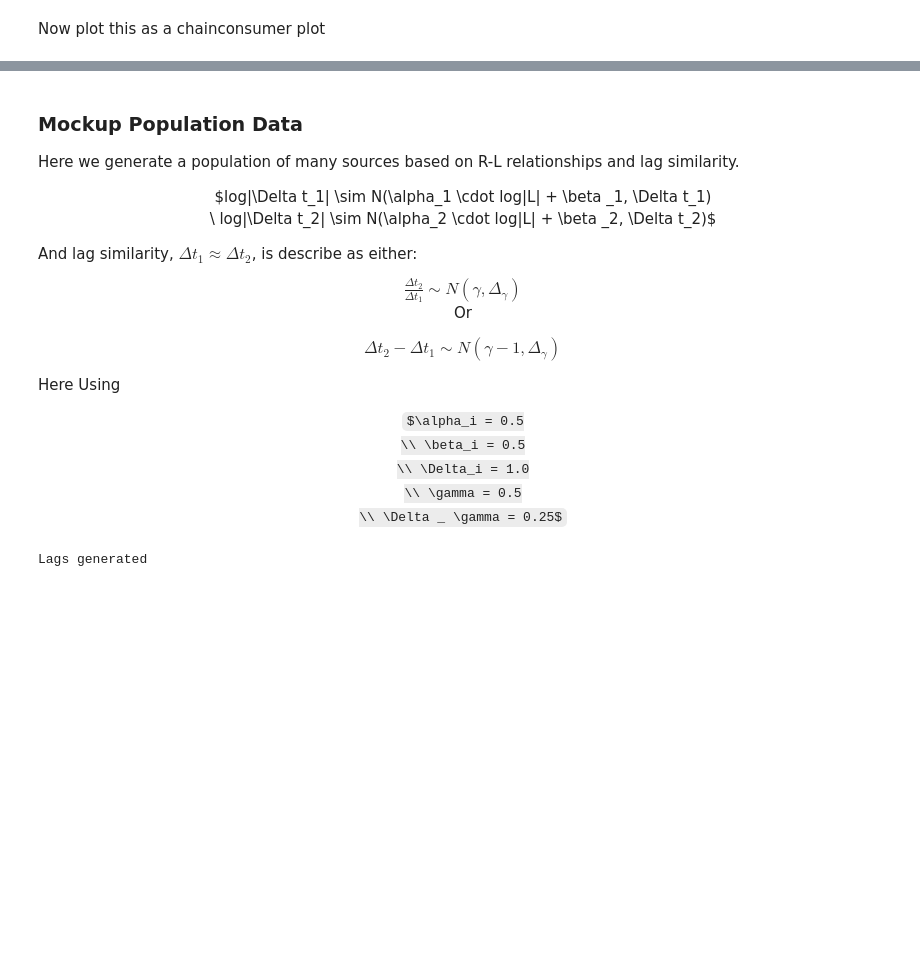
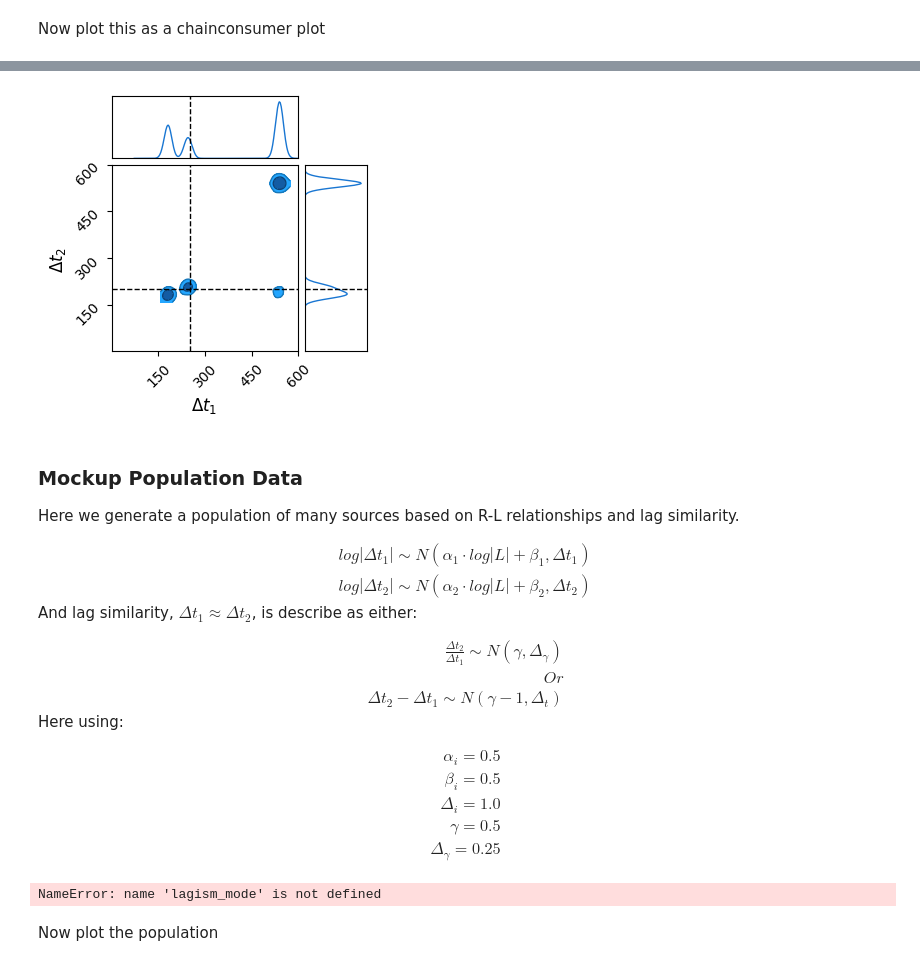
Before and after one commit to HughMcDougall/HMJavelin, a Jupyter notebook: NumpyroTests/HB_FakeData.ipynb, the cells around one changed output, grey strips where cells are left out. Saved outputs shown, nothing was run; the diff lists cells and outputs as text; code cells hidden in the pictures; some formulas as TeX source; blank space fills up the shorter version.

```diff
--- a/NumpyroTests/HB_FakeData.ipynb
+++ b/NumpyroTests/HB_FakeData.ipynb
@@ -114,0 +141,9 @@ WARNING:chainconsumer:Parameter $\Delta t_2$ in chain Chain 0 is not constrained
+# %%
+output_withpriors = sampler_withpriors.get_samples()
+c_withpriors = ChainConsumer()
+c_withpriors.add_chain([output_withpriors['lag_1'], output_withpriors['lag_2']], parameters=['$\Delta t_1$','$\Delta t_2$'])
+
+c_withpriors.plotter.plot(truth=true_lags, extents={"$\Delta t_1$": (0,600), "$\Delta t_2$": (0,600)})
+
+plt.show()
+# %% [output]
@@ -115,31 +152,34 @@ WARNING:chainconsumer:Parameter $\Delta t_2$ in chain Chain 0 is not constrained
+[figure, added]
 # %% [markdown]
 ### Mockup Population Data
 
 Here we generate a population of many sources based on R-L relationships and lag similarity.
+<center>
+    $\begin{align}
+    log|\Delta t_1| \sim N(\alpha_1 \cdot log|L| + \beta _1, \Delta t_1)
+    \\ log|\Delta t_2| \sim N(\alpha_2 \cdot log|L| + \beta _2, \Delta t_2)
+    \end{align}$
+</center>
 
-<center>
-$log|\Delta t_1| \sim N(\alpha_1 \cdot log|L| + \beta _1, \Delta t_1)
-
-\\ log|\Delta t_2| \sim N(\alpha_2 \cdot log|L| + \beta _2, \Delta t_2)$
-</center>
 
 And lag similarity, $\Delta t_1 \approx \Delta t_2$, is describe as either:
 
 <center>
-$\frac{\Delta t_2}{\Delta t_1} \sim N(\gamma, \Delta_\gamma)$
-
-Or
-
-${\Delta t_2}-{\Delta t_1} \sim N(\gamma -1 , \Delta_\gamma)$
-
+    $\begin{align}
+    \frac{\Delta t_2}{\Delta t_1} \sim N(\gamma, \Delta_\gamma)
+    \\Or
+    \\ {\Delta t_2}-{\Delta t_1} \sim N(\gamma -1 , \Delta_t)
+    \end{align}$
 </center>
 
-Here Using
+Here using:
 <center>
-$\alpha_i = 0.5
-\\ \beta_i = 0.5
-\\ \Delta_i = 1.0
-\\ \gamma = 0.5
-\\ \Delta _ \gamma = 0.25$
+    $\begin{align}
+    \alpha_i = 0.5
+    \\ \beta_i = 0.5
+    \\ \Delta_i = 1.0
+    \\ \gamma = 0.5
+    \\ \Delta _ \gamma = 0.25
+    \end{align}$
 </center>
 # %%
@@ -187,15 +244,27 @@ def makelags(L, lagsim = True, lagsim_prop=False):
 Nsources = 1000
 Lmin = 1
 Lmax = 1000
-lagsim = True
-lagsim_prop = True
-
 L = np.exp(np.random.uniform(low = np.log(Lmin), high = np.log(Lmax), size=Nsources)) # Log Uniform Dist
 #L = np.random.uniform(low = Lmin, high = Lmax, size=Nsources) # Uniform
 
-lags = makelags(L, lagsim, lagsim_prop)
+params = {
+    #R-L Slopes, Offsets & Spreads
+    "alpha_RL": [0.5,     0.5],
+    "beta_RL":  [0.5,     0.5],
+    "delta_RL": [0.5*2,   0.5*2],
+
+    #Similarity band left and right
+    "gamma":       1,
+    "delta_gamma": 0.25,
+    "delta_t":     20,
+
+    "lagsim_mode": "band"
+}
+lags = makelags(L, params)
 
 print("Lags generated")
 # %% [output]
-Lags generated
+NameError: name 'lagism_mode' is not defined
+# %% [markdown]
+Now plot the population
 # %%
```
Also changed, not shown: parts of 10 cells of this notebook, 1 other file.
